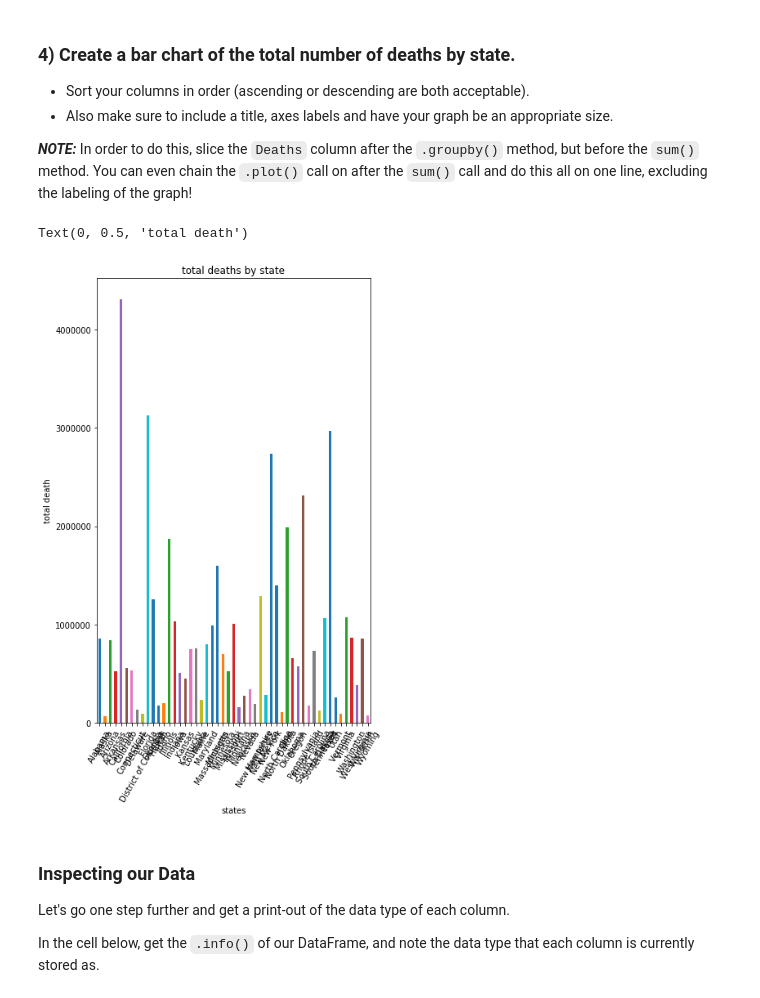
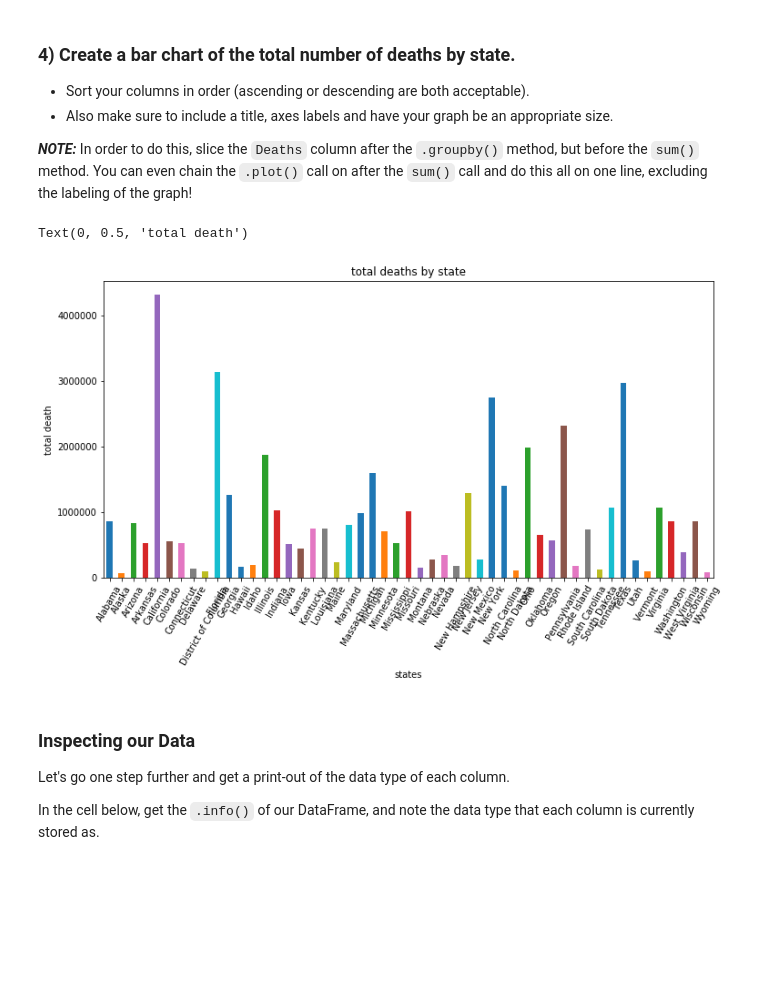
Before and after one commit to mzhou356/dsc-pivot-tables-pandas-lab-dc-ds-060319, a Jupyter notebook: index.ipynb, the cells around one changed output. Cells and saved outputs as stored; diff of their text form; code cells hidden in the pictures; blank space fills up the shorter version.

```diff
--- a/index.ipynb
+++ b/index.ipynb
@@ -144,15 +144,15 @@ df.groupby(['Gender','Race']).min()
 # %%
 #Your code here
 
-plt.figure(figsize=(1,6))
+plt.figure(figsize=(12,6))
 df.groupby('State')['Deaths'].sum().plot(kind = 'bar')
 plt.title('total deaths by state')
 plt.xlabel('states')
 plt.xticks(rotation = 60)
 plt.ylabel('total death')
 # %% [output]
 Text(0, 0.5, 'total death')
-[figure, old version]
+[figure, new version]
 # %% [markdown]
 ### Inspecting our Data
 
```
